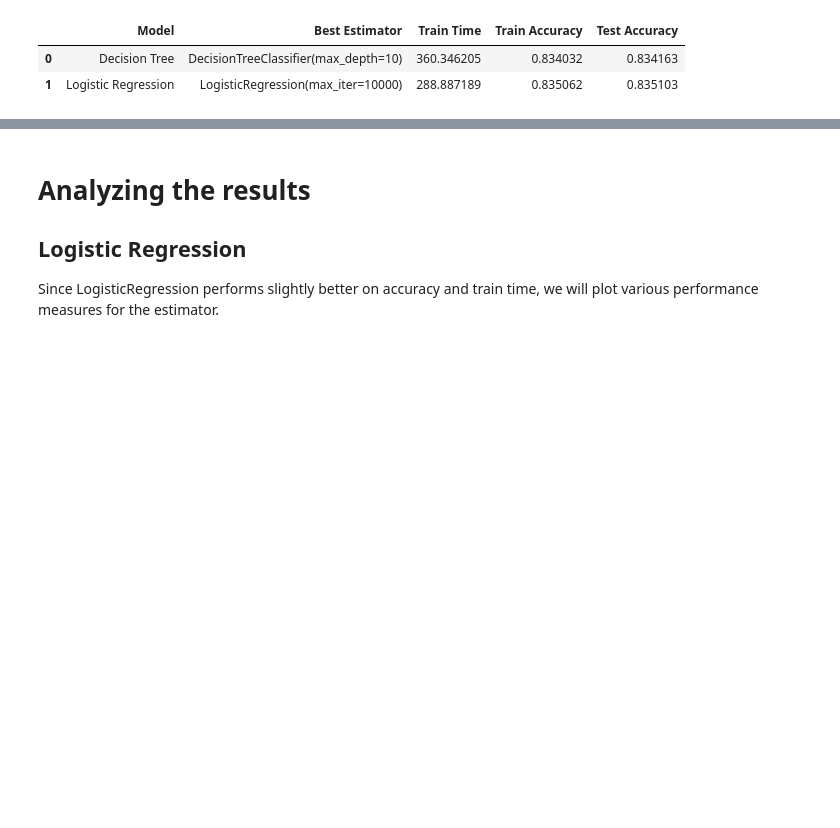
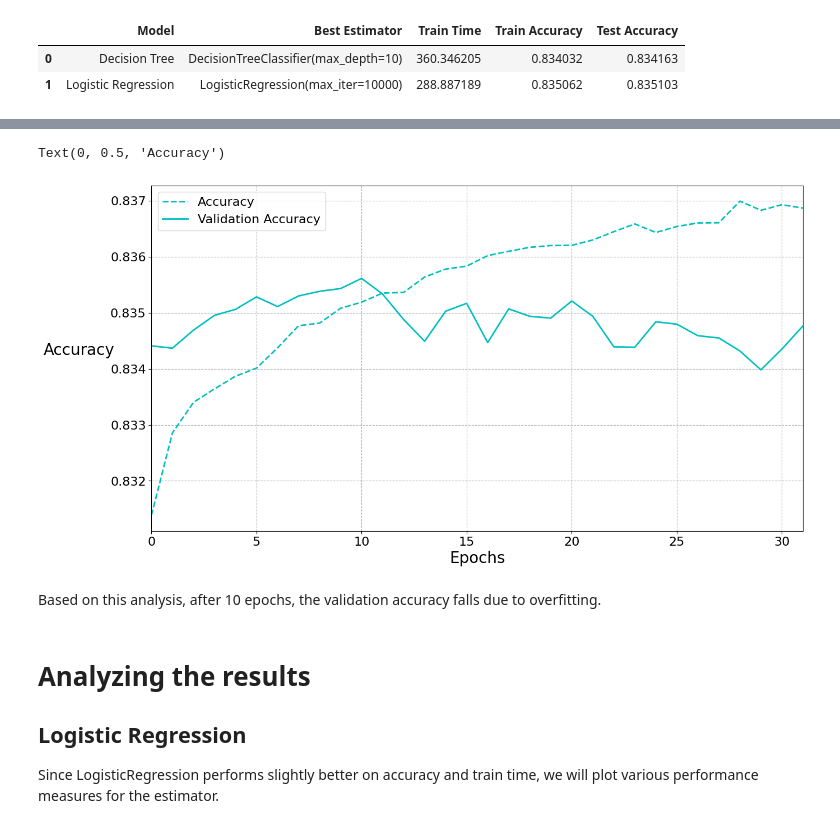
Before and after one commit to girishnath/machinelearning, a Jupyter notebook: click-through-prediction/3-click-through-prediction-modeling.ipynb, the cells around one changed output, grey strips where cells are left out. Saved outputs shown, nothing was run; the diff lists cells and outputs as text; code cells hidden in the pictures; blank space fills up the shorter version.

```diff
--- a/click-through-prediction/3-click-through-prediction-modeling.ipynb
+++ b/click-through-prediction/3-click-through-prediction-modeling.ipynb
@@ -191,0 +205,9 @@ results_df
+# %%
+model = Sequential()
+model.add(InputLayer(input_shape=(None,5409)))
+model.add(Dense(32, activation='relu'))
+model.add(Dense(10, activation='relu'))
+model.add(Dense(1, activation='sigmoid'))
+model.compile(loss='binary_crossentropy', metrics=['accuracy'])
+history = model.fit(X_train.toarray(), y_train, epochs=32, batch_size=64, validation_data=(X_test.toarray(), y_test))
+print(history)
@@ -192,3 +232,22 @@ results_df
+# %%
+e = range(32)
+
+
+plt.figure(figsize=(15,8))
+plt.plot(e,history.history['accuracy'], 'c--', linewidth=2, label='Accuracy')
+plt.plot(e,history.history['val_accuracy'], 'c-', linewidth=2, label='Validation Accuracy')
+plt.xlim(0,32-1)
+plt.legend(fontsize=16)
+plt.grid(linestyle='--')
+plt.xticks(fontsize=16)
+plt.yticks(fontsize=16)
+plt.xlabel('Epochs',fontsize=20)
+plt.ylabel('Accuracy',fontsize=20,rotation=0, labelpad=40)
+# %% [output]
+Text(0, 0.5, 'Accuracy')
+[figure, added]
+# %% [markdown]
+Based on this analysis, after 10 epochs, the validation accuracy falls due to overfitting.
 # %% [markdown]
 # Analyzing the results
 
```
Also changed, not shown: parts of 7 cells of this notebook, 1 other file.
